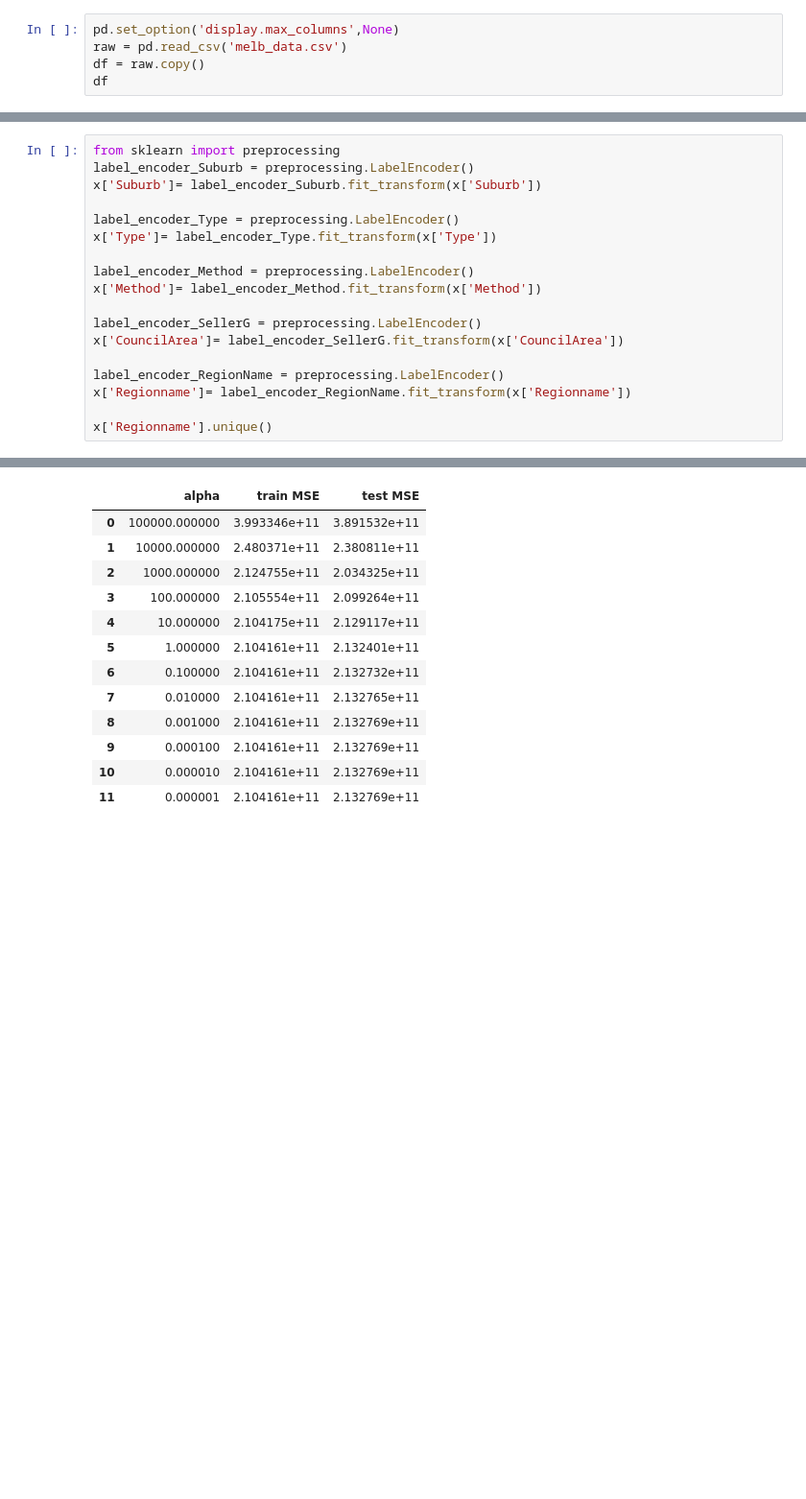
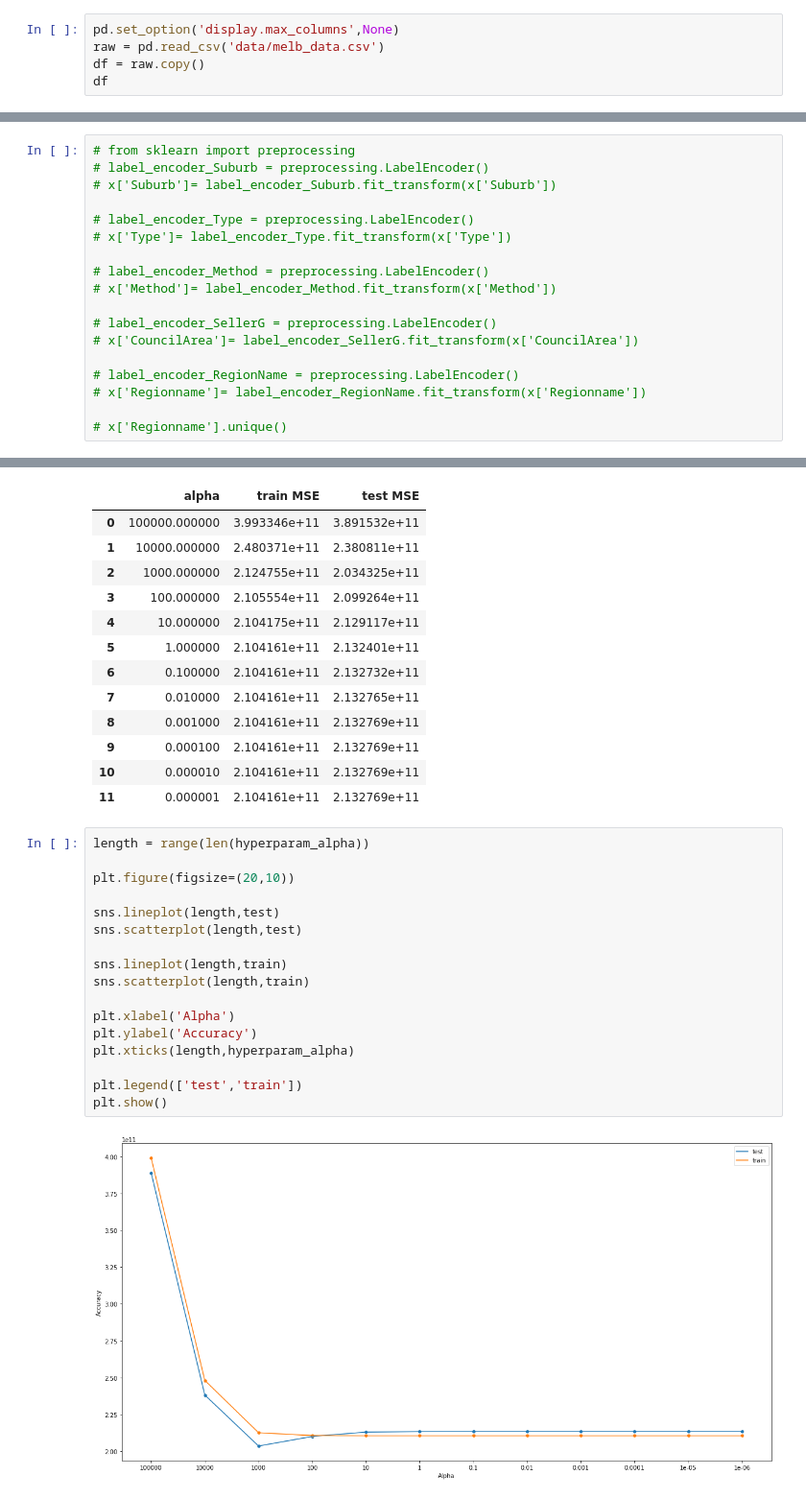
Before and after one commit to felicya123/DataAnalytics, a Jupyter notebook: M3_Exercise_Preprocessing.ipynb, the cells around one changed output, grey strips where cells are left out. Shown: that part at 96% size. Saved outputs shown, nothing was run; the diff lists cells and outputs as text; blank space fills up the shorter version.

```diff
--- a/M3_Exercise_Preprocessing.ipynb
+++ b/M3_Exercise_Preprocessing.ipynb
@@ -36,7 +36,7 @@ import seaborn as sns
 import matplotlib.pyplot as plt
 # %%
 pd.set_option('display.max_columns',None)
-raw = pd.read_csv('melb_data.csv')
+raw = pd.read_csv('data/melb_data.csv')
 df = raw.copy()
 df
 # %% [output]
@@ -487,21 +485,21 @@ Ganti Type h=0, u=1, t=2
 # %% [markdown]
 #### e. Suburb
 # %%
-from sklearn import preprocessing
-label_encoder_Suburb = preprocessing.LabelEncoder()
-x['Suburb']= label_encoder_Suburb.fit_transform(x['Suburb'])
+# from sklearn import preprocessing
+# label_encoder_Suburb = preprocessing.LabelEncoder()
+# x['Suburb']= label_encoder_Suburb.fit_transform(x['Suburb'])
 
-label_encoder_Type = preprocessing.LabelEncoder()
-x['Type']= label_encoder_Type.fit_transform(x['Type'])
+# label_encoder_Type = preprocessing.LabelEncoder()
+# x['Type']= label_encoder_Type.fit_transform(x['Type'])
 
-label_encoder_Method = preprocessing.LabelEncoder()
-x['Method']= label_encoder_Method.fit_transform(x['Method'])
+# label_encoder_Method = preprocessing.LabelEncoder()
+# x['Method']= label_encoder_Method.fit_transform(x['Method'])
 
-label_encoder_SellerG = preprocessing.LabelEncoder()
-x['CouncilArea']= label_encoder_SellerG.fit_transform(x['CouncilArea'])
+# label_encoder_SellerG = preprocessing.LabelEncoder()
+# x['CouncilArea']= label_encoder_SellerG.fit_transform(x['CouncilArea'])
 
-label_encoder_RegionName = preprocessing.LabelEncoder()
-x['Regionname']= label_encoder_RegionName.fit_transform(x['Regionname'])
+# label_encoder_RegionName = preprocessing.LabelEncoder()
+# x['Regionname']= label_encoder_RegionName.fit_transform(x['Regionname'])
 
-x['Regionname'].unique()
+# x['Regionname'].unique()
 # %% [output]
@@ -573,3 +623,22 @@ pd.DataFrame(
 | 9 | 0.000100 | 2.104161e+11 | 2.132769e+11 |
 | 10 | 0.000010 | 2.104161e+11 | 2.132769e+11 |
 | 11 | 0.000001 | 2.104161e+11 | 2.132769e+11 |
+# %%
+length = range(len(hyperparam_alpha))
+
+plt.figure(figsize=(20,10))
+
+sns.lineplot(length,test)
+sns.scatterplot(length,test)
+
+sns.lineplot(length,train)
+sns.scatterplot(length,train)
+
+plt.xlabel('Alpha')
+plt.ylabel('Accuracy')
+plt.xticks(length,hyperparam_alpha)
+
+plt.legend(['test','train'])
+plt.show()
+# %% [output]
+[figure, added]
```
Also changed, not shown: parts of 8 cells of this notebook.
